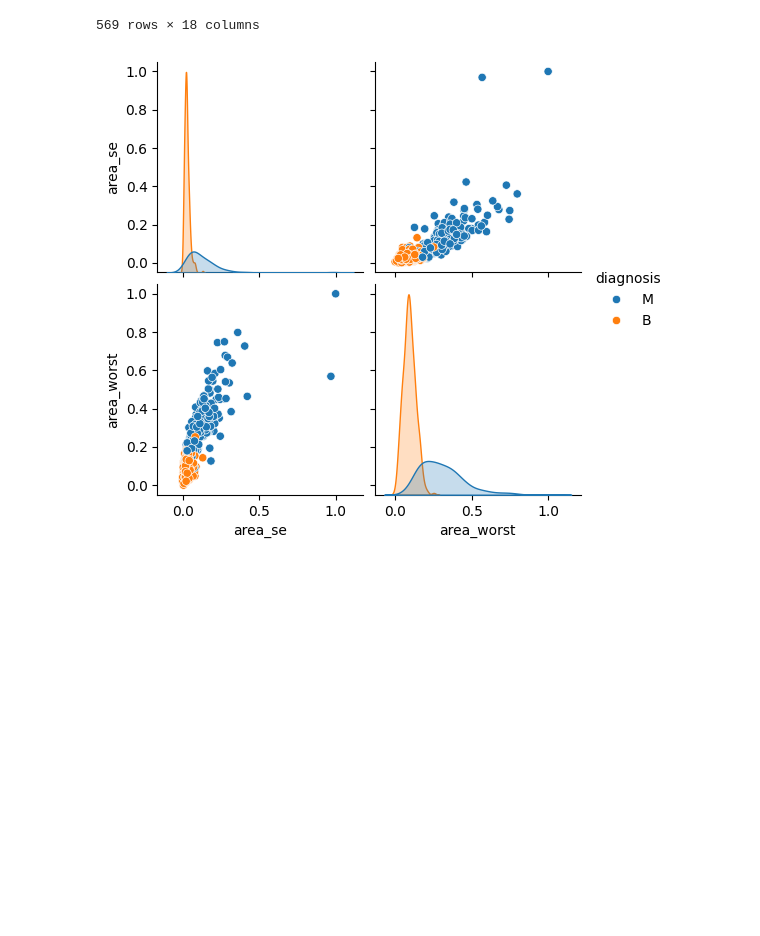
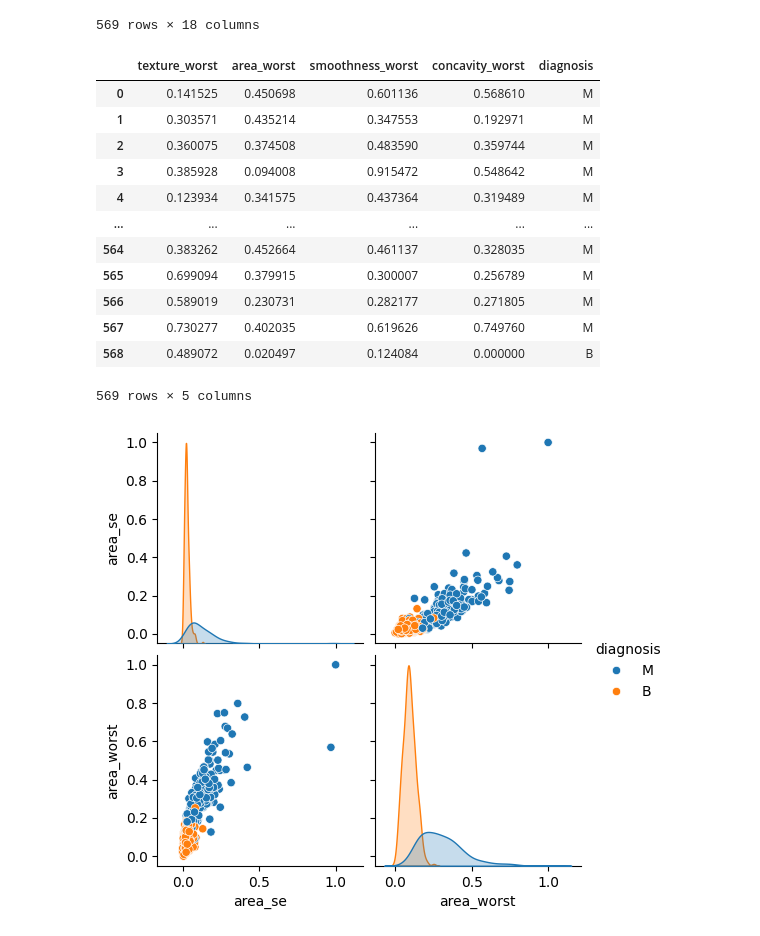
Before and after one commit to SergioManuelJob/BreastCancer-NaiveBayes, a Jupyter notebook: Breast_Cancer_NaiveBayes.ipynb, the cells around one changed output. Cells and saved outputs as stored; diff of their text form; code cells hidden in the pictures; blank space fills up the shorter version.

```diff
--- a/Breast_Cancer_NaiveBayes.ipynb
+++ b/Breast_Cancer_NaiveBayes.ipynb
@@ -192,6 +192,24 @@ df
 | 567 | 0.588336 | 0.675253 | 0.425442 | 0.272896 | 0.148335 | 0.163477 | ... |
 | 568 | 0.000000 | 0.266162 | 0.187026 | 0.235988 | 0.023063 | 0.186151 | ... |
 569 rows × 18 columns
+# %%
+selected_columns = ['texture_worst', 'area_worst', 'smoothness_worst', 'concavity_worst', "diagnosis"]
+x = df[selected_columns]
+x
+# %% [output]
+|  | texture_worst | area_worst | smoothness_worst | concavity_worst | diagnosis |
+| 0 | 0.141525 | 0.450698 | 0.601136 | 0.568610 | M |
+| 1 | 0.303571 | 0.435214 | 0.347553 | 0.192971 | M |
+| 2 | 0.360075 | 0.374508 | 0.483590 | 0.359744 | M |
+| 3 | 0.385928 | 0.094008 | 0.915472 | 0.548642 | M |
+| 4 | 0.123934 | 0.341575 | 0.437364 | 0.319489 | M |
+| ... | ... | ... | ... | ... | ... |
+| 564 | 0.383262 | 0.452664 | 0.461137 | 0.328035 | M |
+| 565 | 0.699094 | 0.379915 | 0.300007 | 0.256789 | M |
+| 566 | 0.589019 | 0.230731 | 0.282177 | 0.271805 | M |
+| 567 | 0.730277 | 0.402035 | 0.619626 | 0.749760 | M |
+| 568 | 0.489072 | 0.020497 | 0.124084 | 0.000000 | B |
+569 rows × 5 columns
 # %%
 # This is how a correlation of 81% looks like
 data_pairplots = df[['area_se', 'area_worst', 'diagnosis']]
```
Also changed, not shown: parts of 20 cells of this notebook.
